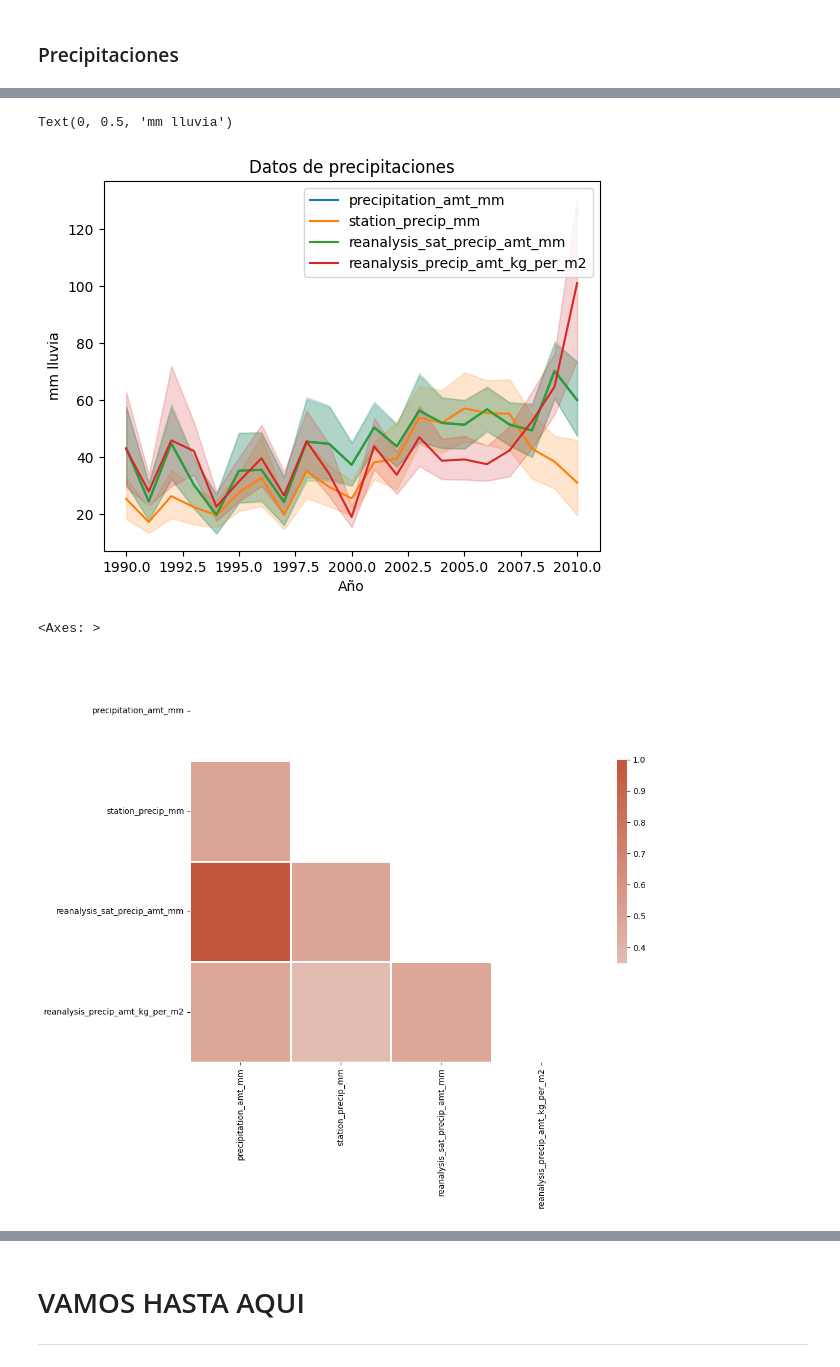
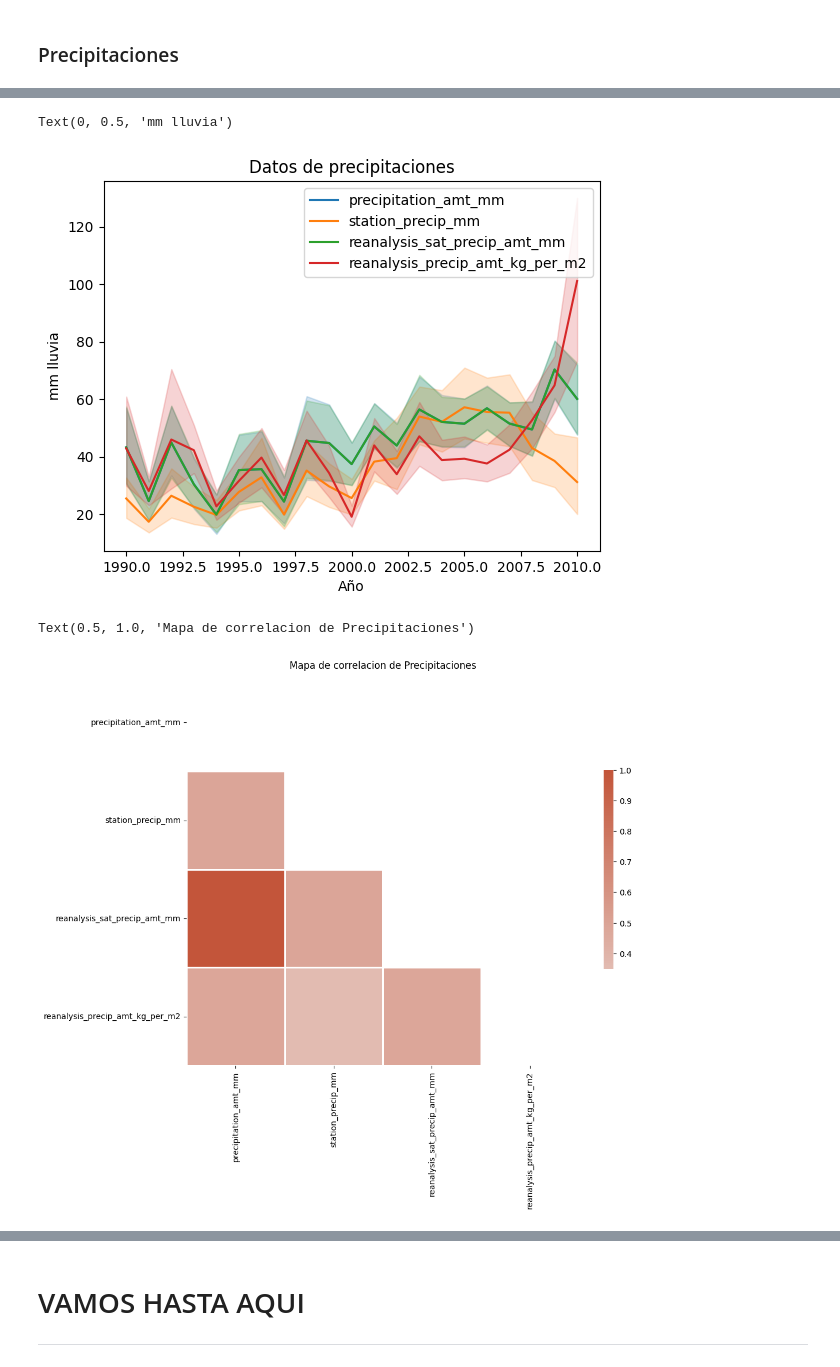
Before and after one commit to ernestopalacios/07MBID, a Jupyter notebook: AG1_ErnestoPalacios.ipynb, the cells around one changed output, grey strips where cells are left out. Drawn from its saved outputs; the diff is of its cells as text; code cells hidden in the pictures.

Commit message:
Fin del Analisis, rellenado y Filtrado de datos. Continuaremos con noramalización, Distribución de datos, analisis de correlaciones, busqueda de Outliers

```diff
--- a/AG1_ErnestoPalacios.ipynb
+++ b/AG1_ErnestoPalacios.ipynb
@@ -632,6 +636,7 @@ for columna in train[['reanalysis_specific_humidity_g_per_kg','reanalysis_dew_po
 # %%
 train['humedad'] = df_humedad['reanalysis_dew_point_temp_k']
-train.drop(['reanalysis_specific_humidity_g_per_kg','reanalysis_dew_point_temp_k','reanalysis_relative_humidity_percent'], axis = 1, inplace = True)
+train.drop(['relative_humidity_mod ','reanalysis_specific_humidity_g_per_kg',
+            'reanalysis_dew_point_temp_k','reanalysis_relative_humidity_percent'], axis = 1, inplace = True)
 # %%
 train.info()
 # %% [output]
@@ -679,29 +682,29 @@ ax.set_xlabel("Año")
 ax.set_ylabel("mm lluvia")
 # %% [output]
 Text(0, 0.5, 'mm lluvia')
-[figure, old version]
+[figure, new version]
 # %%
 """
    Creamos un mapa de correlacion con el dataframe df_precipitaciones
 """
 # Compute the correlation matrix
 corr = df_precipitaciones.corr()
 
 # Generate a mask for the upper triangle
 mask = np.triu(np.ones_like(corr, dtype=bool))
 
 # Set up the matplotlib figure
 f, ax = plt.subplots(figsize=(11, 9))
 
 # Generate a custom diverging colormap
 cmap = sns.diverging_palette(230, 20, as_cmap=True)
 
 # Draw the heatmap with the mask and correct aspect ratio
 sns.heatmap(corr, mask=mask, cmap=cmap, vmax=1, center=0,
-            square=True, linewidths=.8, cbar_kws={"shrink": .5})
+            square=True, linewidths=.8, cbar_kws={"shrink": .5}).set_title("Mapa de correlacion de Precipitaciones")
 # %% [output]
-<Axes: >
+Text(0.5, 1.0, 'Mapa de correlacion de Precipitaciones')
-[figure, old version]
+[figure, new version]
 # %%
 corr
 # %% [output]
```
Also changed, not shown: parts of 17 cells of this notebook.
